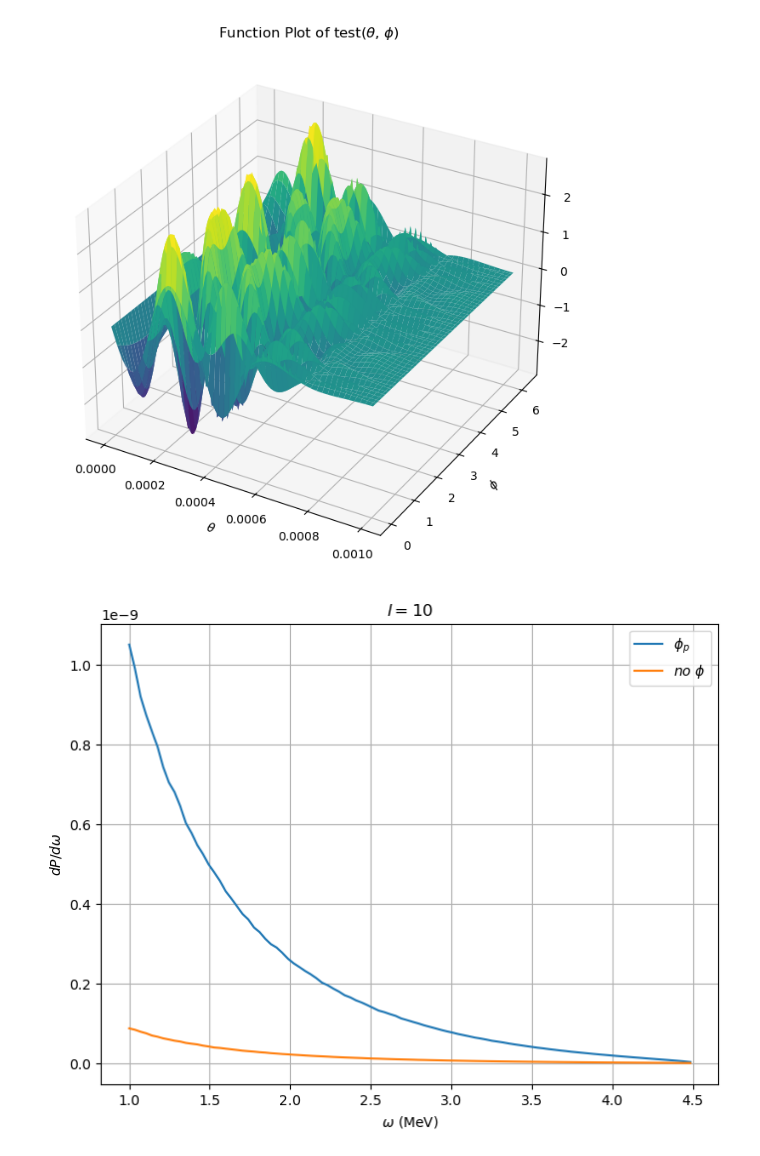
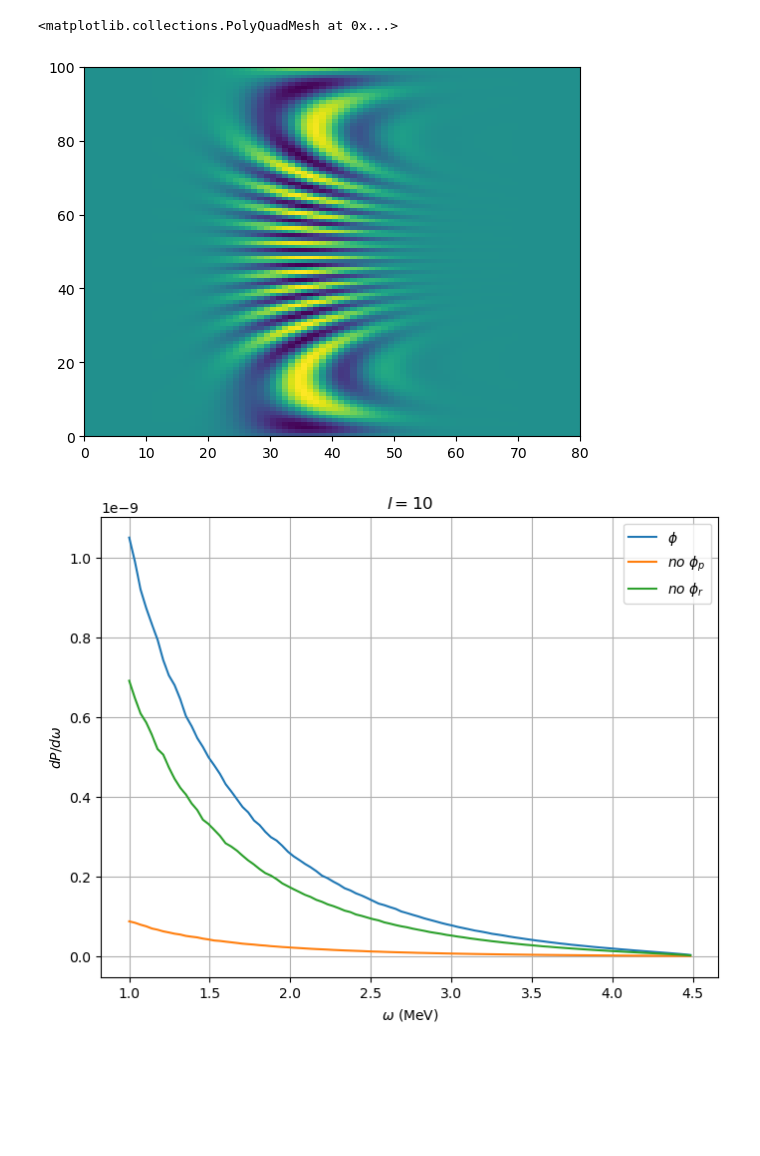
Before and after one commit to stiliglink/issue2, a Jupyter notebook: Brems_LG.ipynb, the cells around one changed output. Cells and saved outputs as stored; diff of their text form; code cells hidden in the pictures; blank space fills up the shorter version.

```diff
--- a/Brems_LG.ipynb
+++ b/Brems_LG.ipynb
@@ -272,6 +272,7 @@ print(curl_L(0.5,3.026,np.pi/3,np.pi/3,0.5,2,np.pi/3,np.pi/3,1))
 import matplotlib.pyplot as plt
 from mpl_toolkits.mplot3d import Axes3D
 
+b_perp=np.array([0,5000,0])
 @jit(nopython=True)
 def M(epsilon,theta,phi,s,epsilon_f,theta_f,phi_f,s_f,omega,theta_k,phi_k,lamb):
 
@@ -293,53 +294,49 @@ def M(epsilon,theta,phi,s,epsilon_f,theta_f,phi_f,s_f,omega,theta_k,phi_k,lamb):
 
 
 
-@jit(nopython=True)
+#@jit(nopython=True)
 def curl_L_pre_plt(theta,phi,s,epsilon_f,theta_f,phi_f,s_f,omega,theta_k,phi_k,lamb):
     epsilon=epsilon_f+omega
     p_mod=np.sqrt(epsilon**2-me**2)
     three_vec_res = three_vec(epsilon, me, theta, phi).astype(np.complex128)
     res=p_mod*np.sin(theta)*Phi_cap(epsilon,theta,phi,l)*np.exp(-1j*b_perp@three_vec_res)\
         *M(epsilon,theta,phi,s,epsilon_f,theta_f,phi_f,s_f,omega,theta_k,phi_k,lamb)
     return res*C_in
 
 def test(theta,phi):
     res=curl_L_pre_plt(theta,phi,0.5,3.026,np.pi/2,np.pi/3,0.5,2,np.pi/3,np.pi/3,1)
     return res.imag
 
 
 # 生成 theta 和 phi 的数据
-theta_vals = np.linspace(0, 0.001, 100)  # 从 0 到 pi
+theta_vals = np.linspace(0, 0.0015, 80)  # 从 0 到 pi
 phi_vals = np.linspace(0, 2*np.pi, 100)  # 从 0 到 2*pi
 theta, phi = np.meshgrid(theta_vals, phi_vals)
 
 # 计算 test 函数值
 # 用 numpy 的 `frompyfunc` 确保 `test` 逐元素计算
 z = np.frompyfunc(test, 2, 1)(theta, phi).astype(np.float64)  # 关键部分
 
 
 # 创建图形
-fig = plt.figure(figsize=(10, 8))
-
-# 选择绘制方式(取消注释你想要的)
-
-## 方式 1: 3D 曲面图
-ax = fig.add_subplot(111, projection='3d')
-ax.plot_surface(theta, phi, z, cmap='viridis')
-ax.set_xlabel(r'$\theta$')
-ax.set_ylabel(r'$\phi$')
-ax.set_zlabel(r'test($\theta$, $\phi$)')
+fig,ax=plt.subplots()
+ax.pcolor(z)
+# ax.set_xlabel(r'$\theta$')
+# ax.set_ylabel(r'$\phi$')
+# ax.set_zlabel(r'test($\theta$, $\phi$)')
 
 ## 方式 2: 等高线图(如果需要 2D 视图)
 # ax = fig.add_subplot(111)
 # contour = ax.contourf(theta, phi, z, levels=50, cmap='viridis')
 # fig.colorbar(contour)
 # ax.set_xlabel(r'$\theta$')
 # ax.set_ylabel(r'$\phi$')
 
-plt.title("Function Plot of test($\\theta$, $\\phi$)")
-plt.show()
+# plt.title("Function Plot of test($\\theta$, $\\phi$)")
+# plt.show()
 # %% [output]
+<matplotlib.collections.PolyQuadMesh at 0x...>
-[figure, old version]
+[figure, new version]
 # %%
 # 关于omega 的能谱图
 import numpy as np
@@ -352,11 +349,16 @@ P_values = data['results']
 data2 = np.load('res_0226_150748.npz')
 omega_values2 = data2['omega_values']
 P_values2 = data2['results']
+
+data3 = np.load('res_0228_140433.npz')
+omega_values3 = data3['omega_values']
+P_values3 = data3['results']
 # 创建图形
 fig = plt.figure(figsize=(8, 6))
 # 3. 绘制图表
-plt.plot(omega_values, P_values, label=r'$\phi_p$')
-plt.plot(omega_values2, P_values2, label=r'$no\ \phi$')
+plt.plot(omega_values, P_values, label=r'$\phi$')
+plt.plot(omega_values2, P_values2, label=r'$no\ \phi_p$')
+plt.plot(omega_values3, P_values3, label=r'$no\ \phi_r$')
 plt.xlabel(r'$\omega$ (MeV)')
 plt.ylabel(r'$dP/d\omega$')
 plt.title(r'$l=10$')
@@ -364,4 +366,4 @@ plt.legend()
 plt.grid(True)
 plt.show()
 # %% [output]
-[figure, old version]
+[figure, new version]
```
Also changed, not shown: parts of 7 cells of this notebook, 30 other files.
